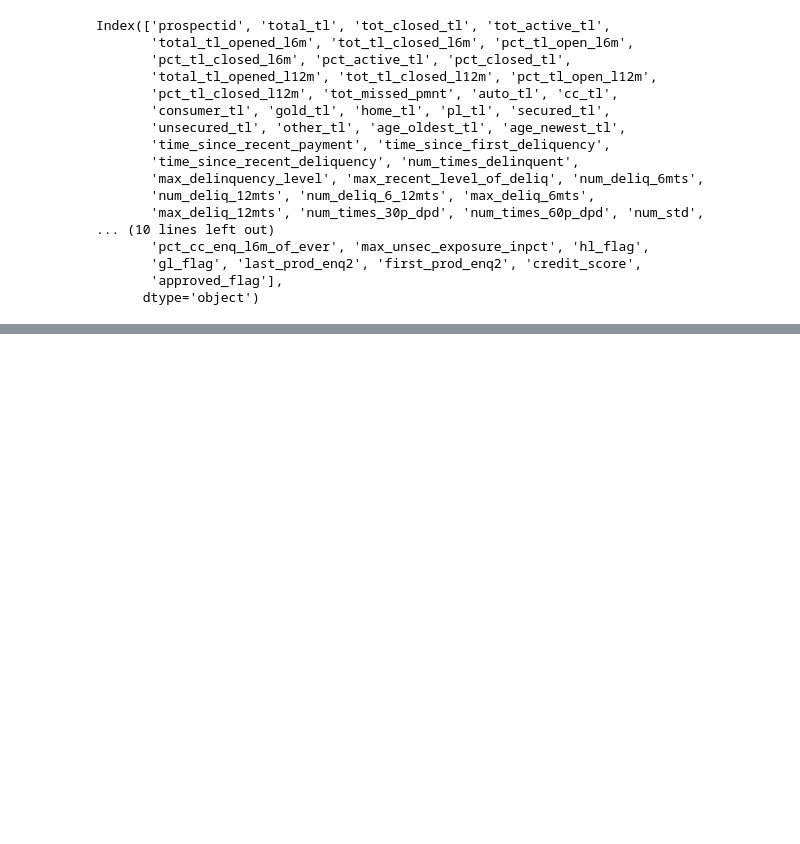
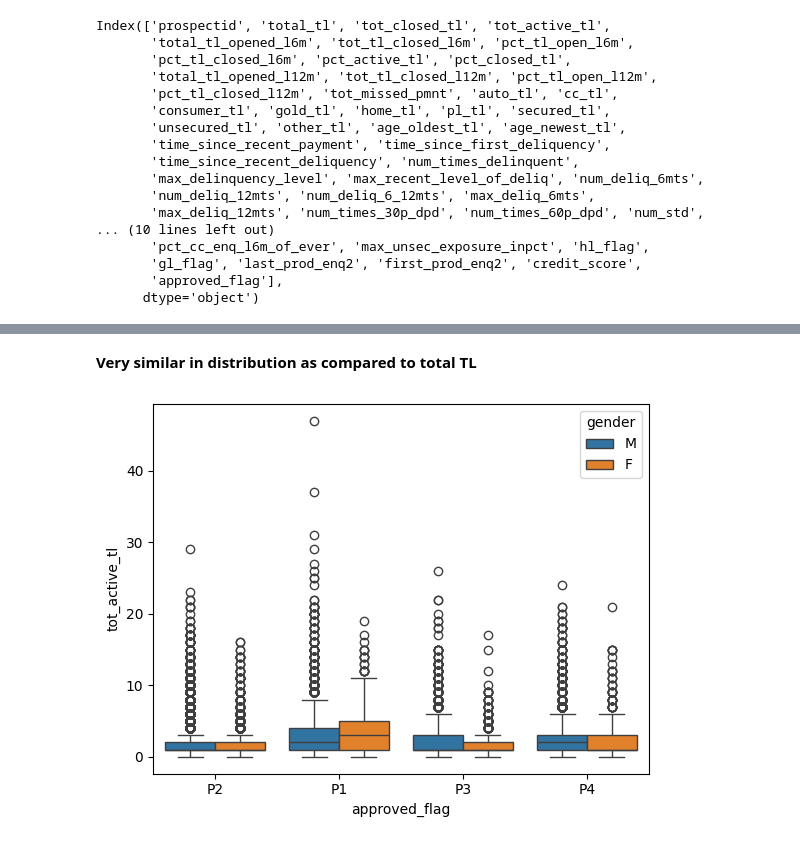
Before and after one commit to Himanshu-1703/credit-risk-project, a Jupyter notebook: notebooks/Detailed_Analysis.ipynb, the cells around one changed output, grey strips where cells are left out. Saved outputs shown, nothing was run; the diff lists cells and outputs as text; code cells hidden in the pictures; blank space fills up the shorter version.

```diff
--- a/notebooks/Detailed_Analysis.ipynb
+++ b/notebooks/Detailed_Analysis.ipynb
@@ -333,0 +387,8 @@ Index(['prospectid', 'total_tl', 'tot_closed_tl', 'tot_active_tl',
+# %% [markdown]
+**Very similar in distribution as compared to total TL**
+# %%
+# boxplot of total active tl
+
+sns.boxplot(final_df,x='approved_flag',y='tot_active_tl',hue='gender');
+# %% [output]
+[figure, added]
```
Also changed, not shown: parts of 29 cells of this notebook.
